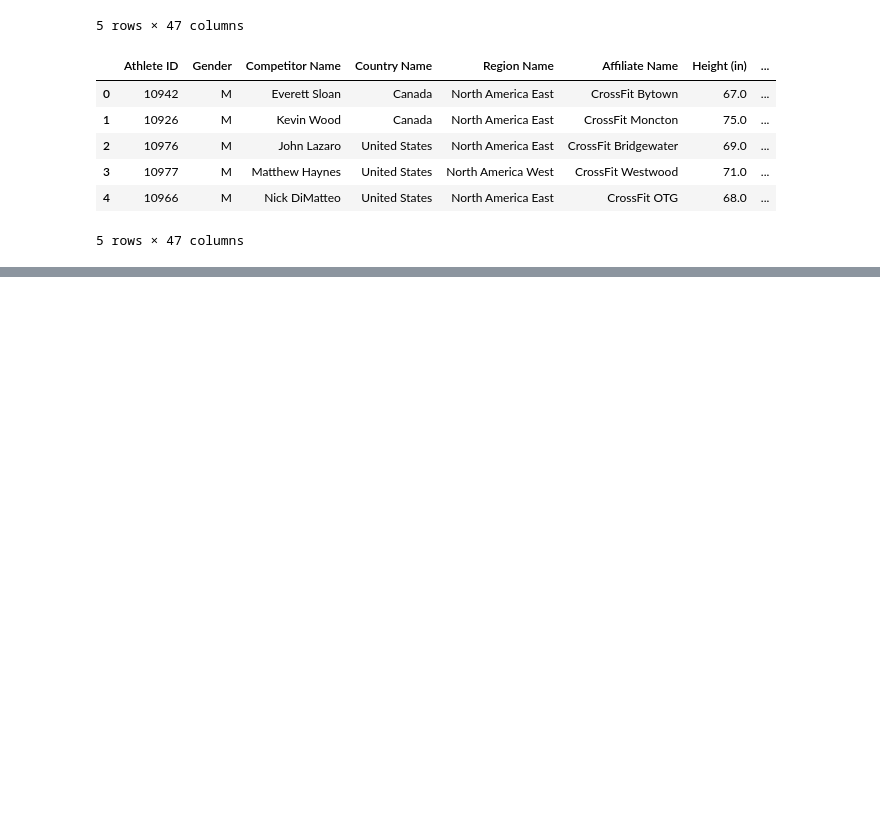
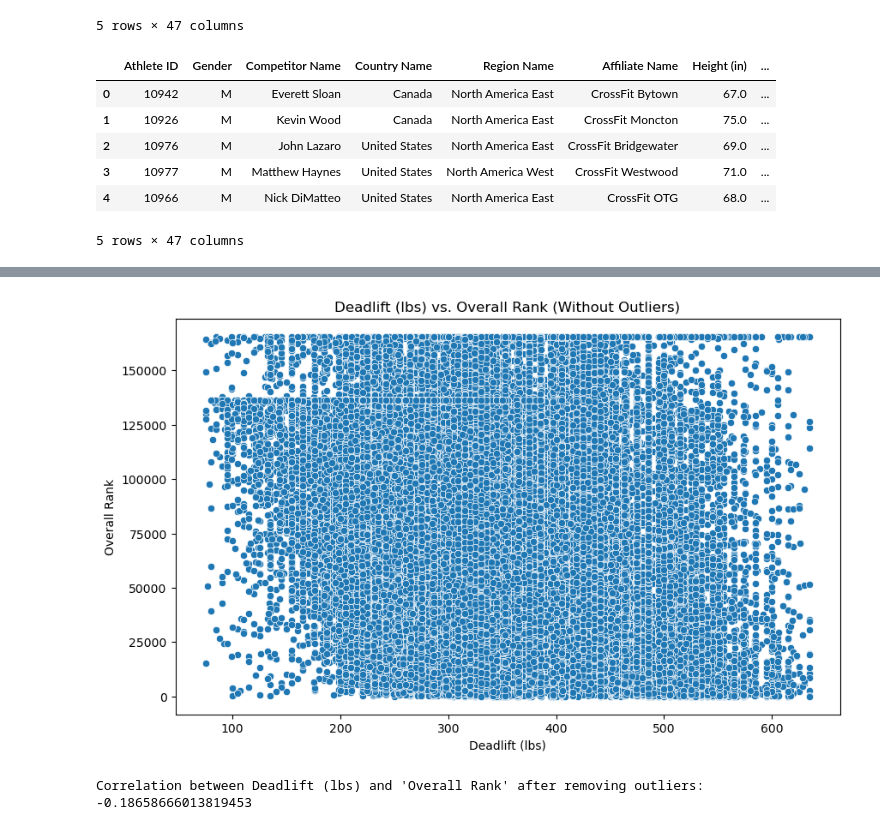
Before and after one commit to cdmoseley/CrossFit-Galvanize-Capstone, a Jupyter notebook: Crossfit_Analysis.ipynb, the cells around one changed output, grey strips where cells are left out. Saved outputs shown, nothing was run; the diff lists cells and outputs as text; code cells hidden in the pictures; blank space fills up the shorter version.

```diff
--- a/Crossfit_Analysis.ipynb
+++ b/Crossfit_Analysis.ipynb
@@ -102,0 +514,25 @@ memory usage: 105.7+ MB
+# %%
+# Remove outliers from 'Deadlift (lbs)' column using IQR
+Q1 = CrossFit['Deadlift (lbs)'].quantile(0.25)
+Q3 = CrossFit['Deadlift (lbs)'].quantile(0.75)
+IQR = Q3 - Q1
+lower_bound = Q1 - 1.5 * IQR
+upper_bound = Q3 + 1.5 * IQR
+
+# Filter the dataset to remove outliers
+CrossFit_filtered = CrossFit[(CrossFit['Deadlift (lbs)'] >= lower_bound) & (CrossFit['Deadlift (lbs)'] <= upper_bound)]
+
+# Visualize the relationship between 'Deadlift (lbs)' and 'Overall Rank' without outliers
+plt.figure(figsize=(10, 6))
+sns.scatterplot(x='Deadlift (lbs)', y='Overall Rank', data=CrossFit_filtered)
+plt.title('Deadlift (lbs) vs. Overall Rank (Without Outliers)')
+plt.xlabel('Deadlift (lbs)')
+plt.ylabel('Overall Rank')
+plt.show()
+
+# Calculate correlation coefficient between 'Deadlift (lbs)' and 'Overall Rank' after removing outliers
+correlation = CrossFit_filtered['Deadlift (lbs)'].corr(CrossFit_filtered['Overall Rank'])
+print("Correlation between Deadlift (lbs) and 'Overall Rank' after removing outliers:", correlation)
+# %% [output]
+[figure, added]
+Correlation between Deadlift (lbs) and 'Overall Rank' after removing outliers: -0.18658666013819453
```
Also changed, not shown: parts of 52 cells of this notebook, 6 other files.
